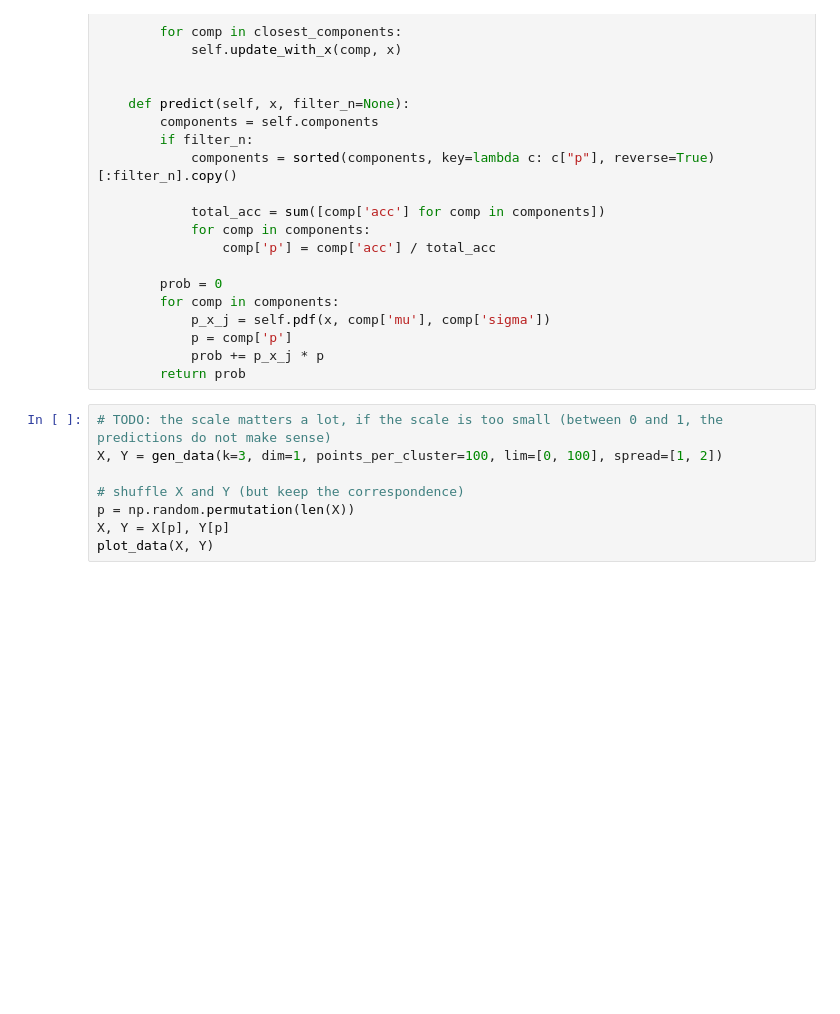
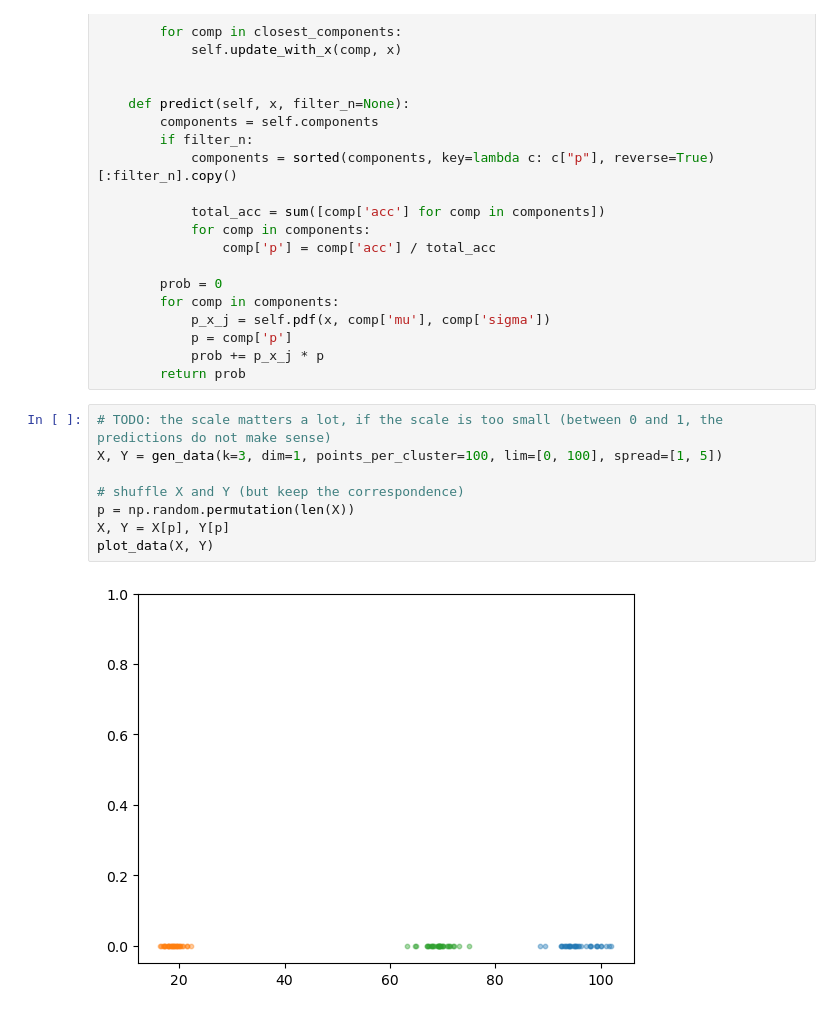
Before and after one commit to jotadwright/babel, a Jupyter notebook: experiments/concept-emergence2/notebooks/gmm/incremental-gmm.ipynb, the cells around one changed output. Cells and saved outputs as stored; diff of their text form; blank space fills up the shorter version.

```diff
--- a/experiments/concept-emergence2/notebooks/gmm/incremental-gmm.ipynb
+++ b/experiments/concept-emergence2/notebooks/gmm/incremental-gmm.ipynb
@@ -267,10 +267,12 @@ class IGMN:
         return prob
 # %%
 # TODO: the scale matters a lot, if the scale is too small (between 0 and 1, the predictions do not make sense)
-X, Y = gen_data(k=3, dim=1, points_per_cluster=100, lim=[0, 100], spread=[1, 2])
+X, Y = gen_data(k=3, dim=1, points_per_cluster=100, lim=[0, 100], spread=[1, 5])
 
 # shuffle X and Y (but keep the correspondence)
 p = np.random.permutation(len(X))
 X, Y = X[p], Y[p]
 plot_data(X, Y)
+# %% [output]
+[figure, added]
 # %%
```
Also changed, not shown: parts of 6 cells of this notebook.
